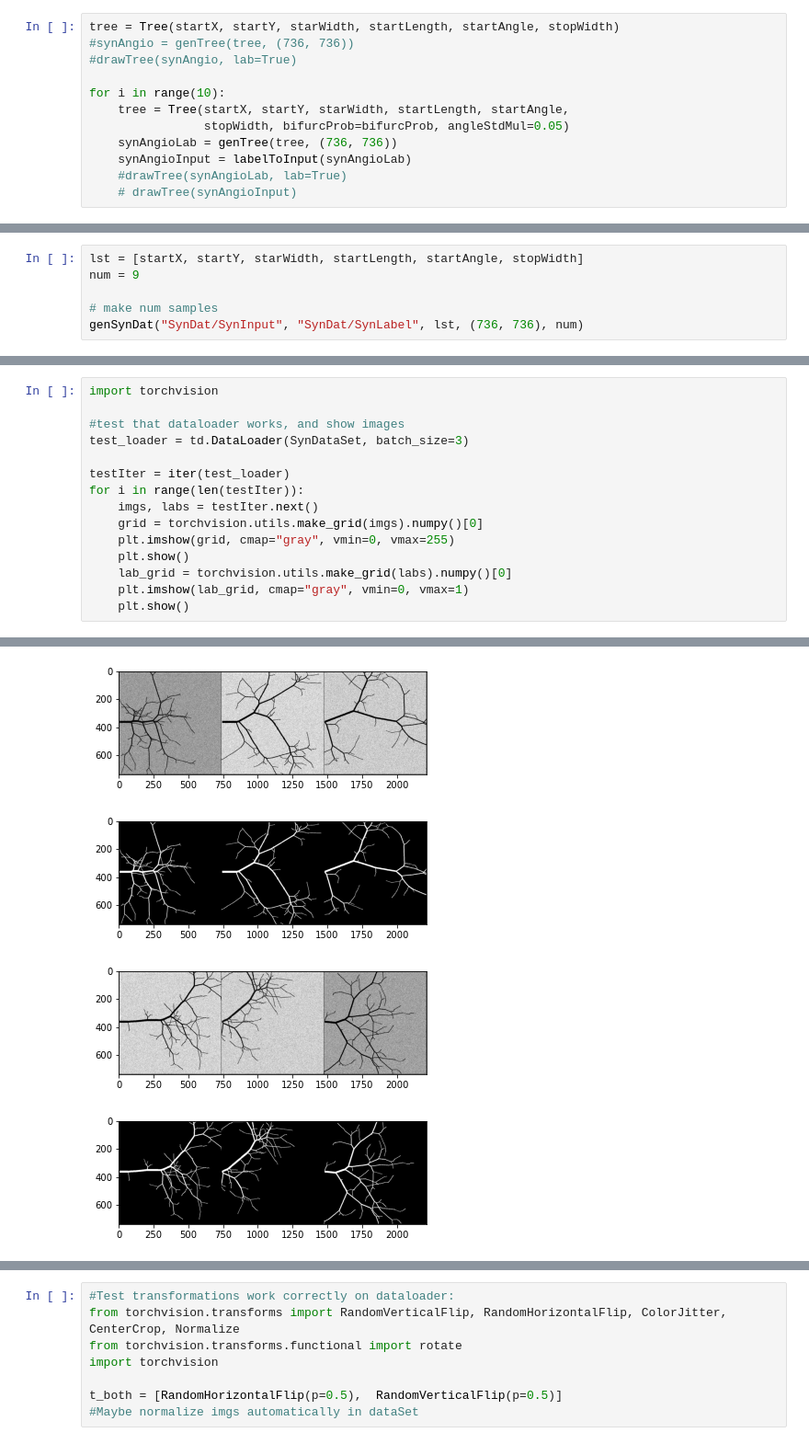
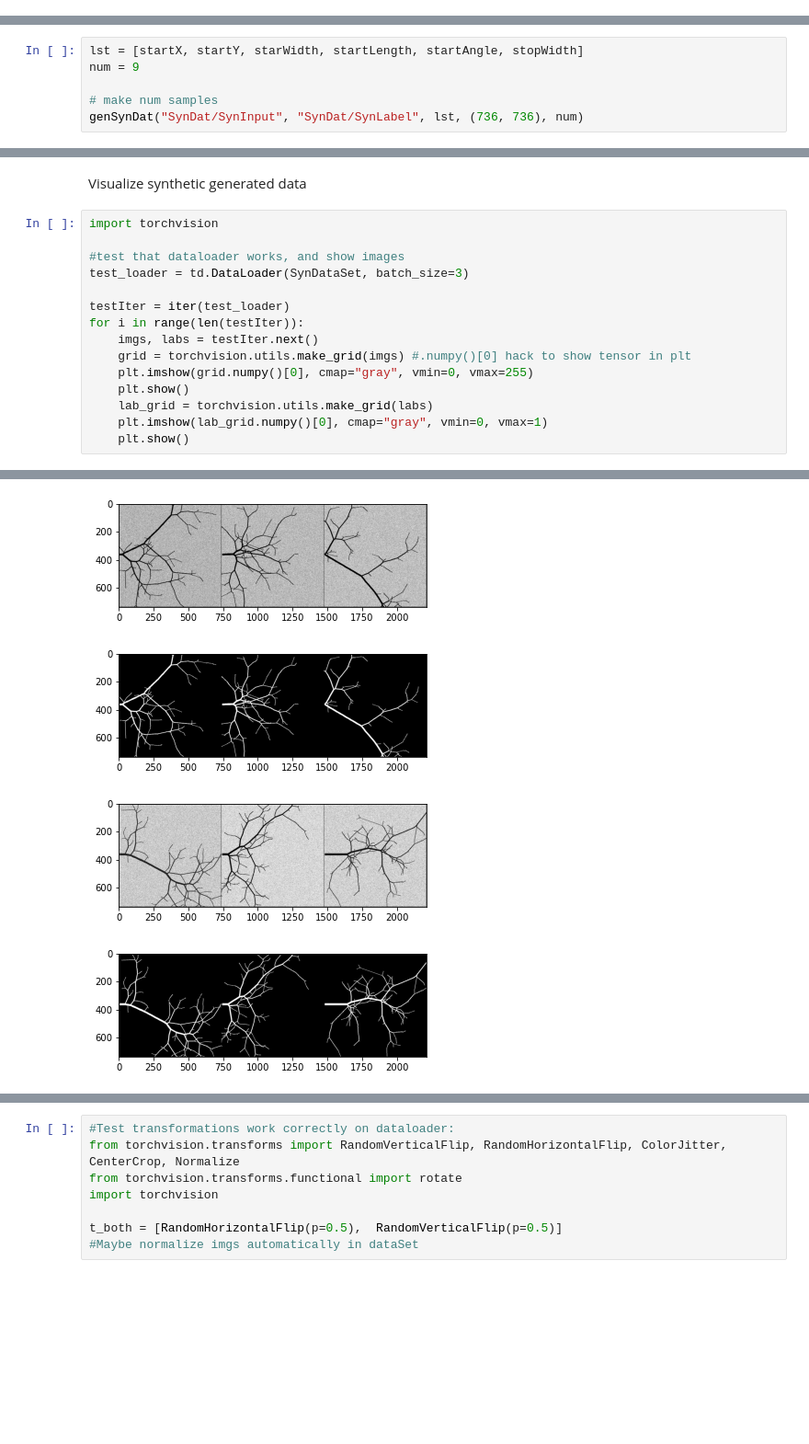
Before and after one commit to Nugni/Bachelor_rep_angiograms, a Jupyter notebook: src/Main.ipynb, the cells around one changed output, grey strips where cells are left out. Shown at 92% size. Cells and saved outputs as stored; diff of their text form; blank space fills up the shorter version.

```diff
--- a/src/Main.ipynb
+++ b/src/Main.ipynb
@@ -28,12 +19,0 @@ Executing
-# %%
-tree = Tree(startX, startY, starWidth, startLength, startAngle, stopWidth)
-#synAngio = genTree(tree, (736, 736))
-#drawTree(synAngio, lab=True)
-
-for i in range(10):
-    tree = Tree(startX, startY, starWidth, startLength, startAngle,
-                stopWidth, bifurcProb=bifurcProb, angleStdMul=0.05)
-    synAngioLab = genTree(tree, (736, 736))
-    synAngioInput = labelToInput(synAngioLab)
-    #drawTree(synAngioLab, lab=True)
-    # drawTree(synAngioInput)
@@ -58,6 +43,8 @@ print(lab.shape)
 # %% [output]
 torch.Size([1, 736, 736])
 torch.Size([1, 736, 736])
+# %% [markdown]
+Visualize synthetic generated data
 # %%
 import torchvision
 
@@ -67,10 +54,10 @@ test_loader = td.DataLoader(SynDataSet, batch_size=3)
 testIter = iter(test_loader)
 for i in range(len(testIter)):
     imgs, labs = testIter.next()
-    grid = torchvision.utils.make_grid(imgs).numpy()[0]
-    plt.imshow(grid, cmap="gray", vmin=0, vmax=255)
+    grid = torchvision.utils.make_grid(imgs) #.numpy()[0] hack to show tensor in plt
+    plt.imshow(grid.numpy()[0], cmap="gray", vmin=0, vmax=255)
     plt.show()
-    lab_grid = torchvision.utils.make_grid(labs).numpy()[0]
-    plt.imshow(lab_grid, cmap="gray", vmin=0, vmax=1)
+    lab_grid = torchvision.utils.make_grid(labs)
+    plt.imshow(lab_grid.numpy()[0], cmap="gray", vmin=0, vmax=1)
     plt.show()
 # %% [output]
@@ -79,4 +66,4 @@ for i in range(len(testIter)):
-[figure, old version]
+[figure, new version]
-[figure, old version]
+[figure, new version]
-[figure, old version]
+[figure, new version]
-[figure, old version]
+[figure, new version]
```
Also changed, not shown: parts of 14 cells of this notebook, 5 other files.
